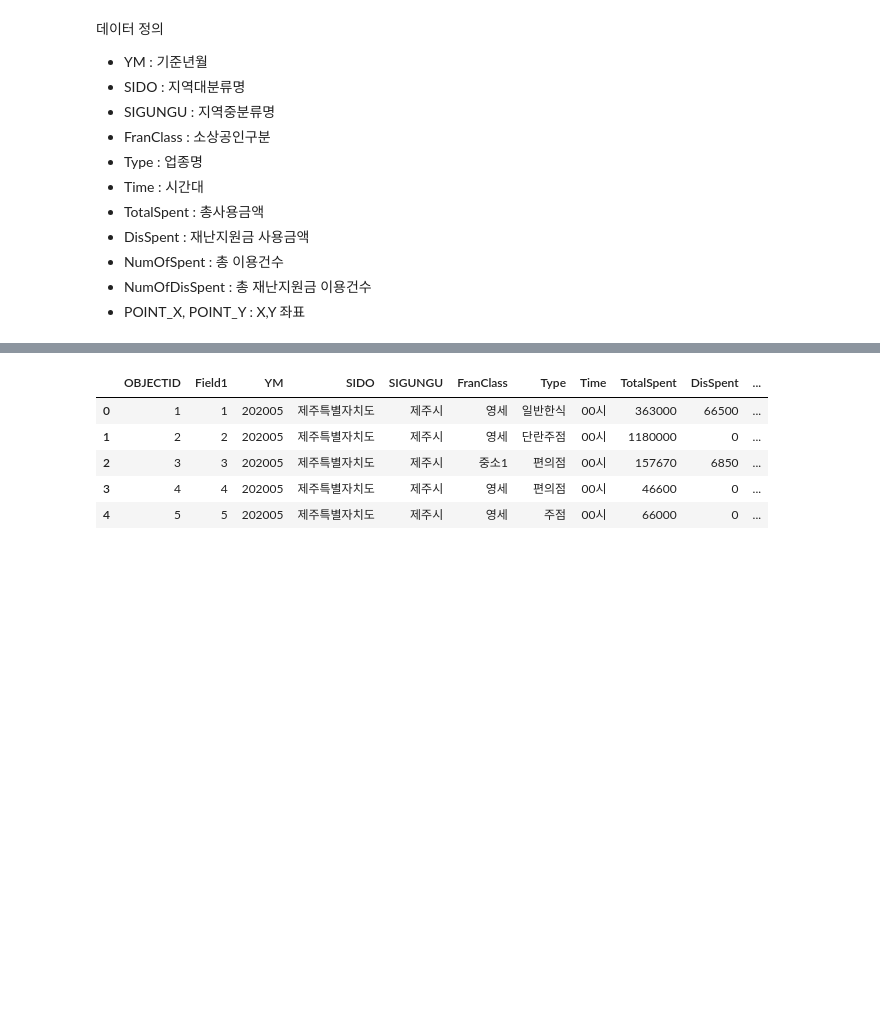
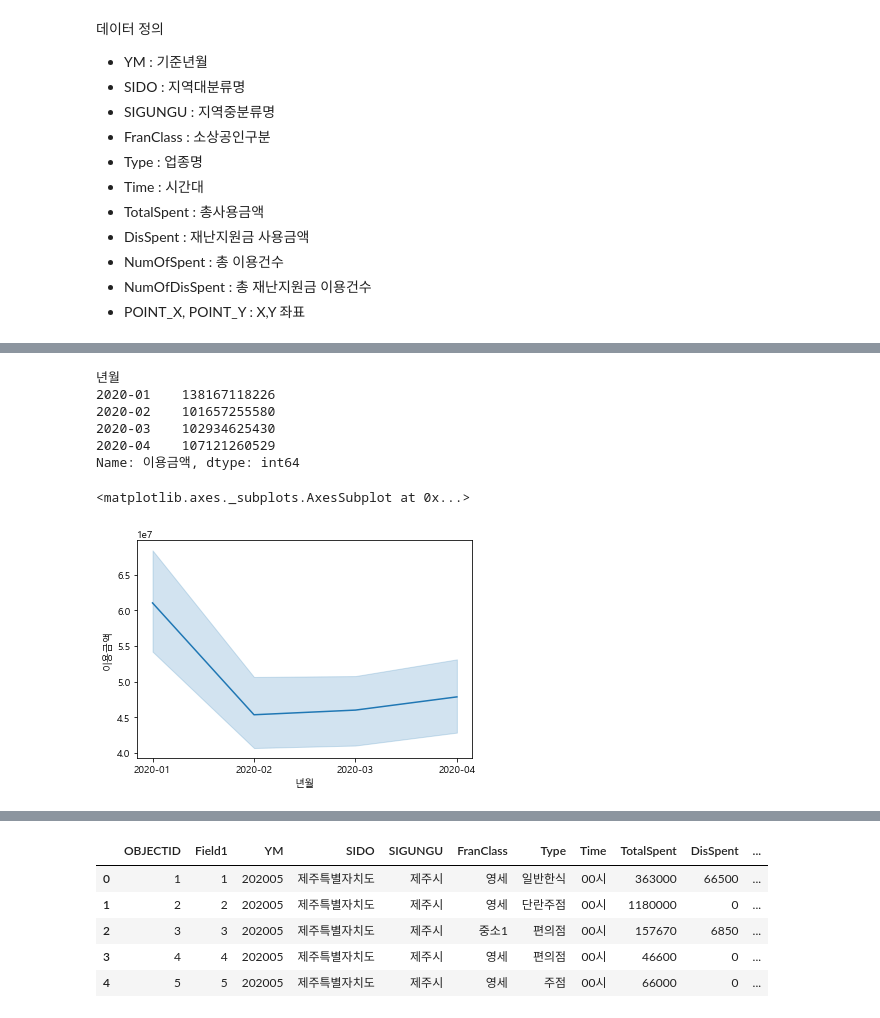
Before and after one commit to baek-junho/-1, a Jupyter notebook: dacon.jeju.ipynb, the cells around one changed output, grey strips where cells are left out. Cells and saved outputs as stored; diff of their text form; code cells hidden in the pictures; blank space fills up the shorter version.

```diff
--- a/dacon.jeju.ipynb
+++ b/dacon.jeju.ipynb
@@ -32,0 +36,4 @@ warnings.filterwarnings('ignore')
+# %%
+# 커드 데이터 가져오기
+card = pd.read_csv('카드 매출액 변화 데이터.csv', encoding='ansi')
+card.shape
@@ -32,0 +60,4 @@ warnings.filterwarnings('ignore')
+# %%
+# 17년도 부터 있으니 필요한 20년 1월~4월 빼고 제거
+card = card[card["년월"].str.contains("2020")]
+card.head()
@@ -32,0 +87,14 @@ warnings.filterwarnings('ignore')
+# %%
+price
+# %% [output]
+년월
+2020-01    138167118226
+2020-02    101657255580
+2020-03    102934625430
+2020-04    107121260529
+Name: 이용금액, dtype: int64
+# %%
+sns.lineplot(y='이용금액', x='년월', data=card)
+# %% [output]
+<matplotlib.axes._subplots.AxesSubplot at 0x...>
+[figure, added]
```
Also changed, not shown: parts of 22 cells of this notebook.
